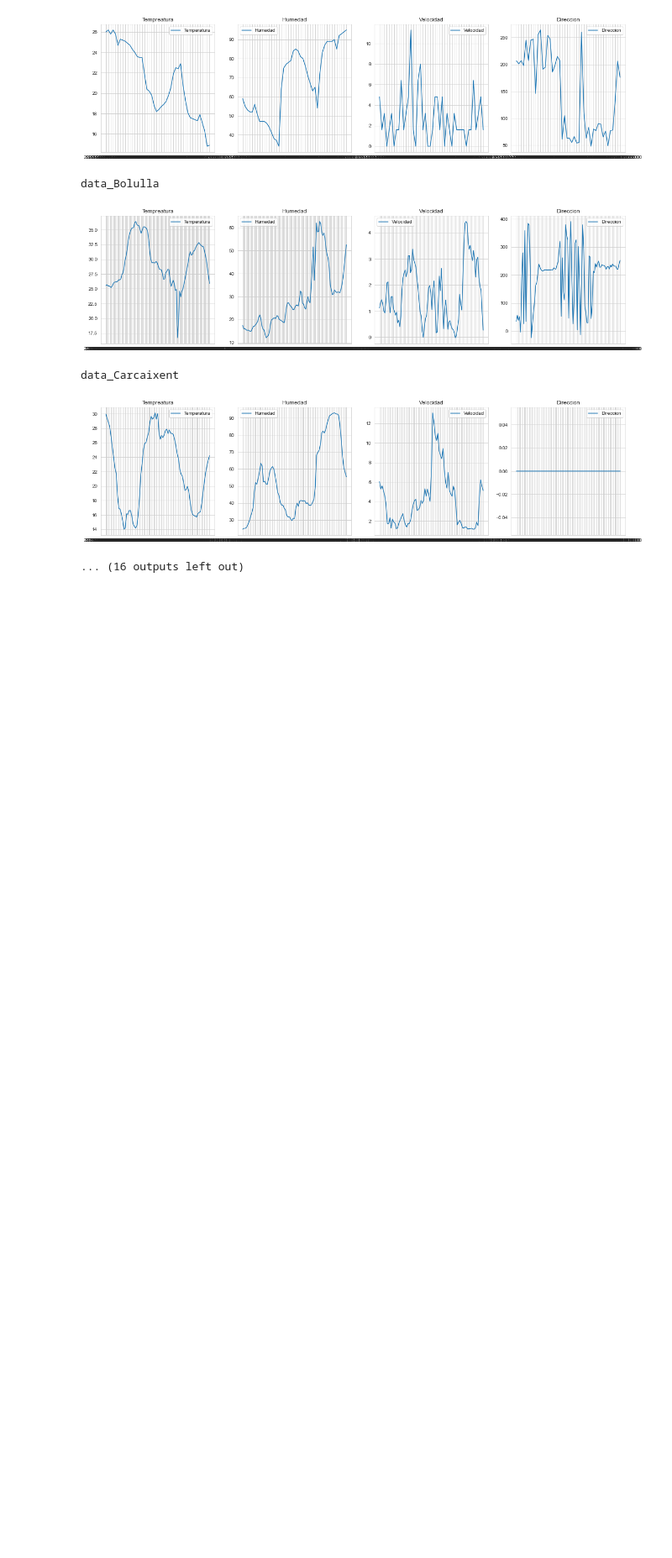
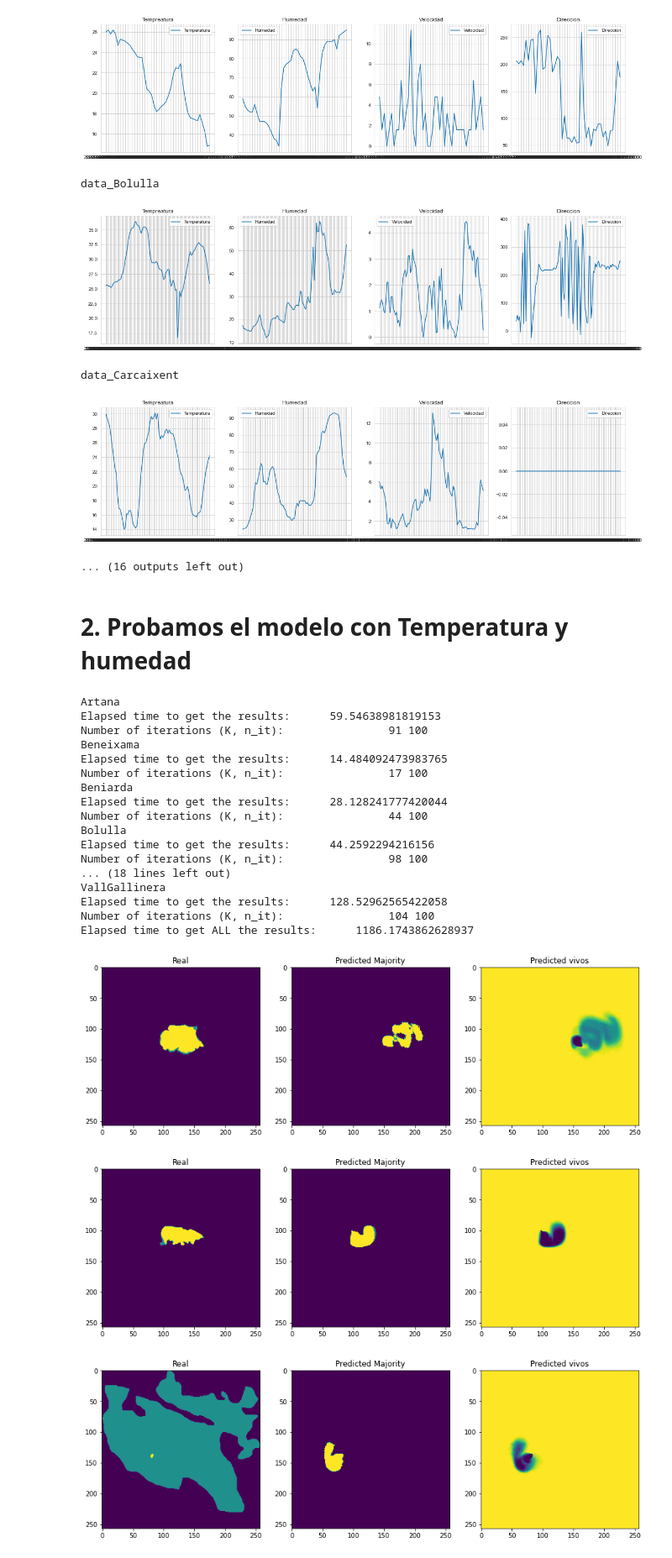
Before and after one commit to joanboterspitarch/SpreadModel, a Jupyter notebook: prueba.ipynb, the cells around one changed output. Shown at 84% size. Drawn from its saved outputs; the diff is of its cells as text; code cells hidden in the pictures; blank space fills up the shorter version.

```diff
--- a/prueba.ipynb
+++ b/prueba.ipynb
@@ -240,11 +240,78 @@ data_Bolulla
 data_Carcaixent
 [figure]
 ... (16 outputs left out)
+# %% [markdown]
+# 2. Probamos el modelo con Temperatura y humedad
 # %%
-alpha = torch.tensor(1, requires_grad=True, dtype=torch.float)
-beta = torch.tensor(1, requires_grad=True, dtype=torch.float)
-gamma = torch.tensor(1, requires_grad=True, dtype=torch.float)
+alpha = torch.tensor(1., requires_grad=True, dtype=torch.float)
+beta = torch.tensor(1., requires_grad=True, dtype=torch.float)
+gamma = torch.tensor(1., requires_grad=True, dtype=torch.float)
 
 def fun_p0_c(t, h, alpha, beta, gamma, t_min=0):
     x = gamma * ((h**beta) / ((t - t_min)**alpha))
-    return torch.tensor(1/(1 + x)), torch.tensor(1 + x)
+    p0 = 1 / (1 + x)
+    div = 1 + x
+    return p0, div
+# %%
+t_ini = time.time()
+
+for name in dict_data_final.keys():
+    print(name)
+    t0 = time.time()
+
+    x, y = dict_data_final[name]
+    grid = Grid(x=x, y=y)
+    grid.initialize(part=[0.1, 0.5, 0.9])
+    grid.submatrix()
+    grid.p0, grid.div = fun_p0_c(grid.Temp, grid.Hum, alpha=alpha, beta=beta, gamma=gamma)
+    grid.enlargement_process_AI()
+    grid.montecarlo(n_it=100)
+
+    tf = time.time()
+
+    print('Elapsed time to get the results:     ',tf-t0)
+    print('Number of iterations (K, n_it):               ',grid.K, 100)
+
+
+    fig, ax = plt.subplots(1, 3, figsize=(15, 5))
+
+    ax[0].imshow(y[:, :, -1])
+    ax[0].set_title('Real')
+    ax[1].imshow(grid.X[:, :, -1])
+    ax[1].set_title('Predicted Majority')
+    ax[2].imshow(grid.X0[:, :, -1])
+    ax[2].set_title('Predicted vivos')
+
+    fig
+
+    #plt.imshow(y[:, :, -1])
+    #plt.show()
+    #plt.imshow(grid.X[:, :, -1])
+    #plt.show()
+    #plt.imshow(grid.X0[:, :, -1])
+    #plt.show()
+
+t_fin = time.time()
+
+print('Elapsed time to get ALL the results:     ',t_fin-t_ini)
+# %% [output]
+Artana
+Elapsed time to get the results:      59.54638981819153
+Number of iterations (K, n_it):                91 100
+Beneixama
+Elapsed time to get the results:      14.484092473983765
+Number of iterations (K, n_it):                17 100
+Beniarda
+Elapsed time to get the results:      28.128241777420044
+Number of iterations (K, n_it):                44 100
+Bolulla
+Elapsed time to get the results:      44.2592294216156
+Number of iterations (K, n_it):                98 100
+... (18 lines left out)
+VallGallinera
+Elapsed time to get the results:      128.52962565422058
+Number of iterations (K, n_it):                104 100
+Elapsed time to get ALL the results:      1186.1743862628937
+[figure, added]
+[figure, added]
+[figure, added]
```
Also changed, not shown: parts of 25 cells of this notebook, 5 other files.
